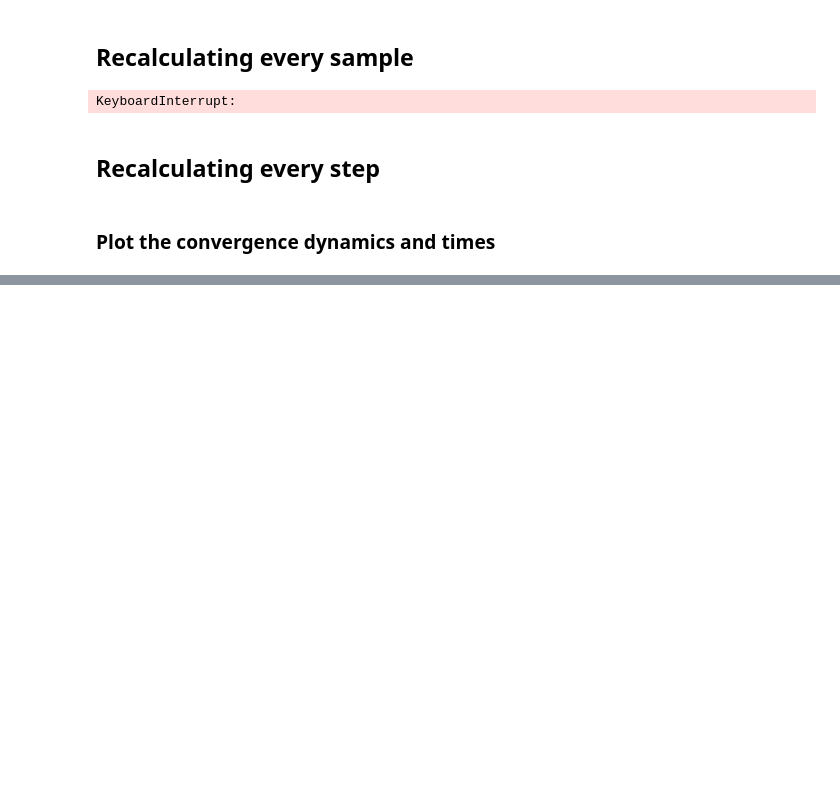
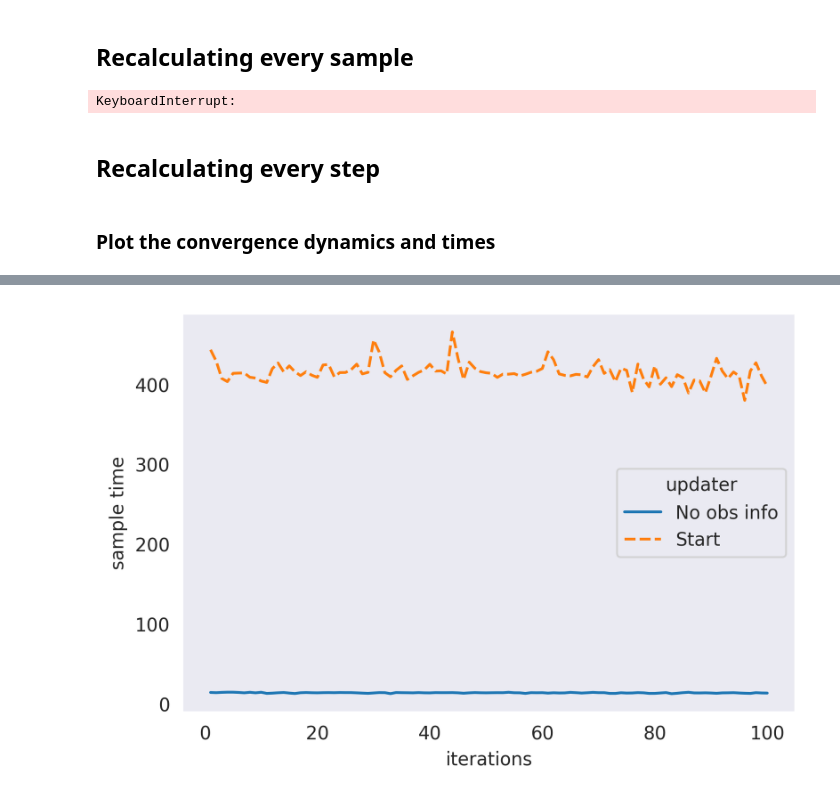
Before and after one commit to sacktock/SGHMC, a Jupyter notebook: bnn/obs-info.ipynb, the cells around one changed output, grey strips where cells are left out. Drawn from its saved outputs; the diff is of its cells as text; code cells hidden in the pictures; blank space fills up the shorter version.

```diff
--- a/bnn/obs-info.ipynb
+++ b/bnn/obs-info.ipynb
@@ -517,17 +519,19 @@ plt.show() #dpi=300
 # %%
 time_dict = {
     'No obs info' : noinfo_times,
     'Start' : start_times,
-    'Every sample' : every_sample_times,
-    'Every step' : every_step_times
+    # 'Every sample' : every_sample_times,
+    # 'Every step' : every_step_times
 }
 x = np.arange(1, NUM_EPOCHS+1)
 lst = []
 for i in range(len(x)):
     for updater in err_dict.keys():
         lst.append([x[i], updater, time_dict[updater][i]])
 
 df = pd.DataFrame(lst, columns=['iterations', 'updater','sample time'])
 sns.lineplot(data=df.pivot("iterations", "updater", "sample time"))
 plt.ylabel("sample time")
 plt.show() #dpi=300
+# %% [output]
+[figure, added]
```
Also changed, not shown: parts of 3 cells of this notebook, 1 other file.
